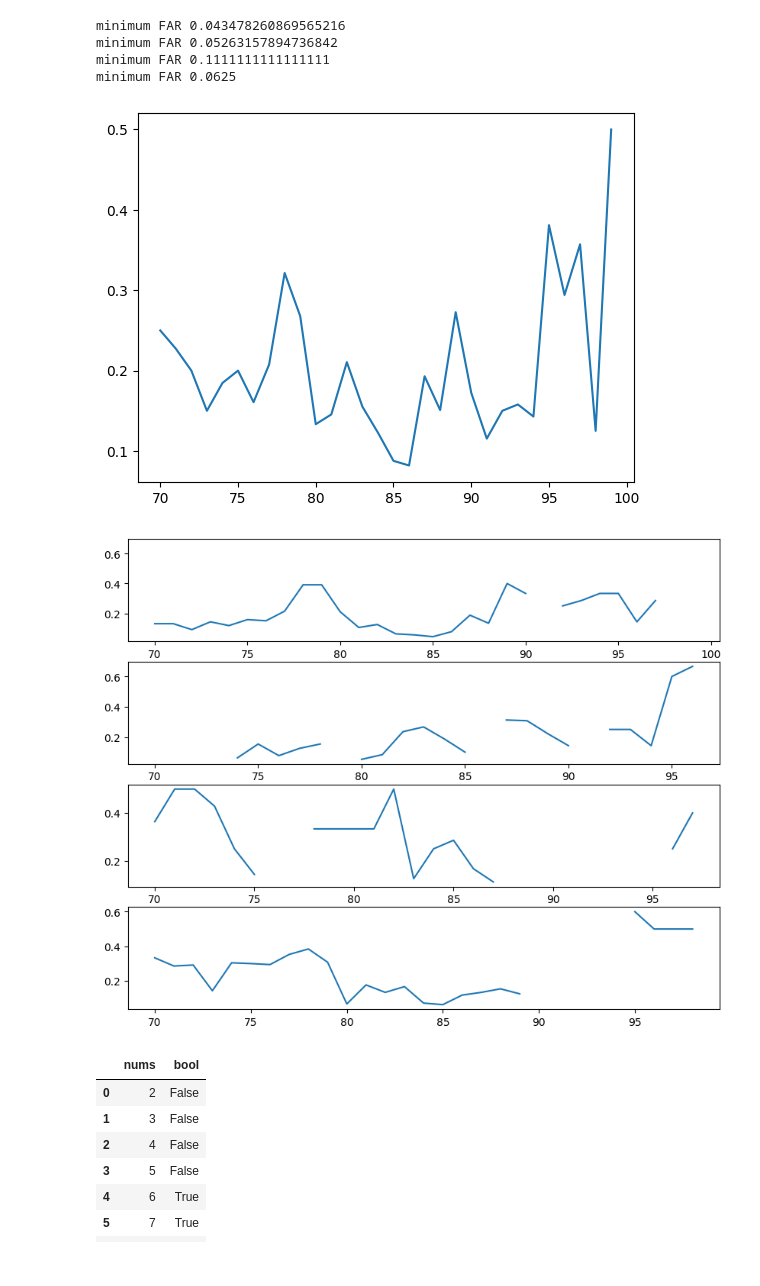
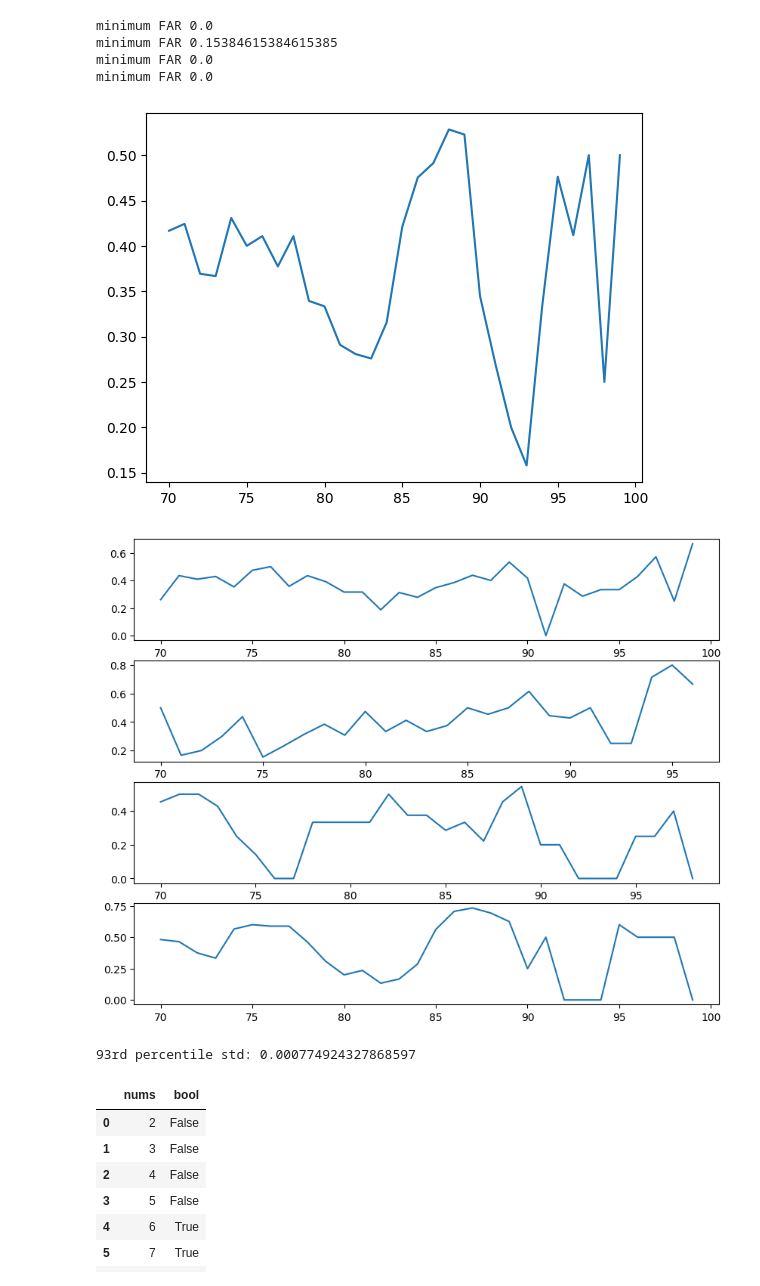
Before and after one commit to bhunter64/Intraday-Volatility-Monitor, a Jupyter notebook: research/Testing.ipynb, the cells around one changed output. Saved outputs shown, nothing was run; the diff lists cells and outputs as text; code cells hidden in the pictures.

```diff
--- a/research/Testing.ipynb
+++ b/research/Testing.ipynb
@@ -15,21 +15,21 @@ def testBaseline(df, threshold):
         flags.iloc[i] = df['alarm'].iloc[i] and not df['alarm'].iloc[i-1]
     df['flags'] = flags
 
-    #get false alarms (defined as: flags where the vol drops below 80% of threshold within next 30 min)
+    #get false alarms (defined as: flags where the vol drops below 90% of threshold within next 30 min)
     falseAlarms = pd.Series(False, index = df.index)
     for i in range(1,len(df['alarm']) - 30):
         if df['flags'].iloc[i]:
             isFalse = False #isFalse will be true for false alarms
             for j in range(30):
                 if  (i + j) < len(df['rolling_std']):
-                    if df['rolling_std'].iloc[i+j] < 0.8*threshold:
+                    if df['rolling_std'].iloc[i+j] < 0.9*threshold:
                         isFalse = True
                         break
             falseAlarms.iloc[i] = isFalse
         else: falseAlarms.iloc[i] = False
     df['falseAlarm'] = falseAlarms
     alarmRate = df['alarm'].sum()/len(df['alarm'])
-    return df['falseAlarm'].sum()/df['flags'].sum() if (df['flags'].sum() != 0) else 0
+    return df['falseAlarm'].sum()/df['flags'].sum() if (df['flags'].sum() != 0) else -1
 # %%
 #script to test various threshold values and identify false alarms
 # Loading data from CSV (SPY_Datafull.csv)
@@ -50,40 +50,42 @@ for i in range (70,100):
     th = df['rolling_std'].quantile(0.01*i) #tweak for each trial
     FalseAlarmRate.loc[(i-70), 'FAR'] = testBaseline(df, th)
 
 
 plt.plot(FalseAlarmRate['Q'], FalseAlarmRate['FAR'])
 
 #split the data in to 4 chunks and print the same data on each chunk
 size = len(df['rolling_std'])
 df1 = df.iloc[0:math.floor(size/4)].copy()
 df2 = df.iloc[math.floor(size/4):math.floor(size/2)].copy()
 df3 = df.iloc[math.floor(size/2):math.floor(3*size/4)].copy()
 df4 = df.iloc[math.floor(3*size/4):math.floor(size)].copy()
 dataFrames = [df1, df2, df3, df4]
 
 fAlarms = pd.DataFrame({'Q': range(70,100)})
 fig, axes = plt.subplots(4, 1, figsize=(10, 8))
 
 count = 1
 
 for dataFrame in dataFrames:
     for i in range (70,100):
         th = df['rolling_std'].quantile(0.01*i) #tweak for each trial
         fAlarms.loc[(i-70), 'FAR' + str(count)] = testBaseline(dataFrame, th)
 
-    fAlarms['FAR' + str(count)] = fAlarms['FAR' + str(count)].replace(0, np.nan)
+    fAlarms['FAR' + str(count)] = fAlarms['FAR' + str(count)].replace(-1, np.nan)
     print( "minimum FAR " + str(fAlarms['FAR' + str(count)].min()) )
     axes[count-1].plot(fAlarms['Q'], fAlarms['FAR' + str(count)] )
     count += 1
 
 plt.show()
+print("93rd percentile std: " + str(df['rolling_std'].quantile(0.93)))
 # %% [output]
-minimum FAR 0.043478260869565216
-minimum FAR 0.05263157894736842
-minimum FAR 0.1111111111111111
-minimum FAR 0.0625
+minimum FAR 0.0
+minimum FAR 0.15384615384615385
+minimum FAR 0.0
+minimum FAR 0.0
-[figure, old version]
+[figure, new version]
-[figure, old version]
+[figure, new version]
+93rd percentile std: 0.000774924327868597
 # %%
 #random testing script
 testdf = pd.DataFrame()
```
Also changed, not shown: parts of 2 cells of this notebook, 1 other file.
